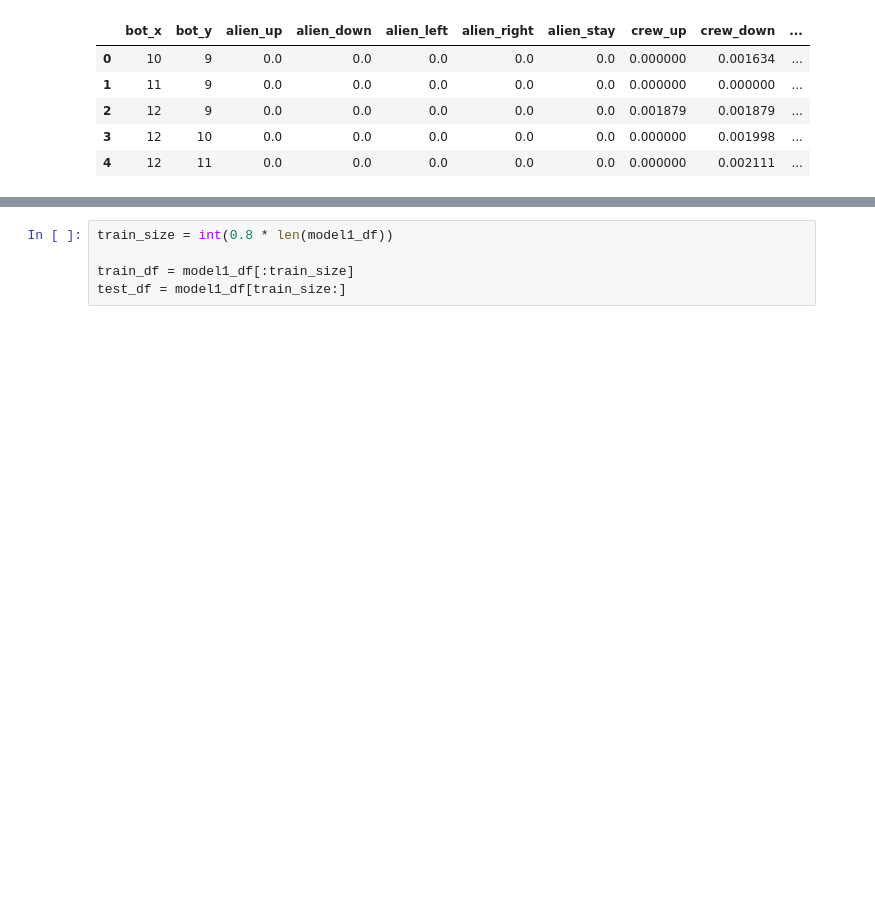
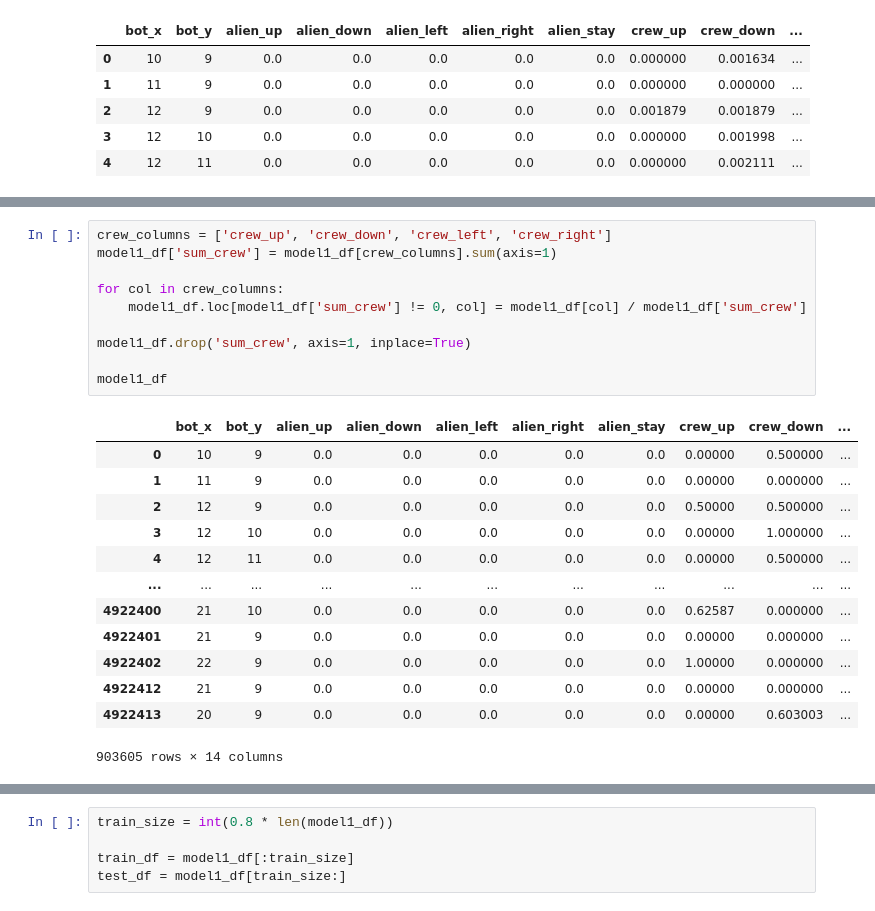
Before and after one commit to RishikSarkar/project-3-cs520, a Jupyter notebook: Model1.ipynb, the cells around one changed output, grey strips where cells are left out. Saved outputs shown, nothing was run; the diff lists cells and outputs as text; blank space fills up the shorter version.

```diff
--- a/Model1.ipynb
+++ b/Model1.ipynb
@@ -480,0 +501,24 @@ model1_df.head()
+# %%
+crew_columns = ['crew_up', 'crew_down', 'crew_left', 'crew_right']
+model1_df['sum_crew'] = model1_df[crew_columns].sum(axis=1)
+
+for col in crew_columns:
+    model1_df.loc[model1_df['sum_crew'] != 0, col] = model1_df[col] / model1_df['sum_crew']
+
+model1_df.drop('sum_crew', axis=1, inplace=True)
+
+model1_df
+# %% [output]
+|  | bot_x | bot_y | alien_up | alien_down | alien_left | alien_right | alien_stay | crew_up | crew_down | ... |
+| 0 | 10 | 9 | 0.0 | 0.0 | 0.0 | 0.0 | 0.0 | 0.00000 | 0.500000 | ... |
+| 1 | 11 | 9 | 0.0 | 0.0 | 0.0 | 0.0 | 0.0 | 0.00000 | 0.000000 | ... |
+| 2 | 12 | 9 | 0.0 | 0.0 | 0.0 | 0.0 | 0.0 | 0.50000 | 0.500000 | ... |
+| 3 | 12 | 10 | 0.0 | 0.0 | 0.0 | 0.0 | 0.0 | 0.00000 | 1.000000 | ... |
+| 4 | 12 | 11 | 0.0 | 0.0 | 0.0 | 0.0 | 0.0 | 0.00000 | 0.500000 | ... |
+| ... | ... | ... | ... | ... | ... | ... | ... | ... | ... | ... |
+| 4922400 | 21 | 10 | 0.0 | 0.0 | 0.0 | 0.0 | 0.0 | 0.62587 | 0.000000 | ... |
+| 4922401 | 21 | 9 | 0.0 | 0.0 | 0.0 | 0.0 | 0.0 | 0.00000 | 0.000000 | ... |
+| 4922402 | 22 | 9 | 0.0 | 0.0 | 0.0 | 0.0 | 0.0 | 1.00000 | 0.000000 | ... |
+| 4922412 | 21 | 9 | 0.0 | 0.0 | 0.0 | 0.0 | 0.0 | 0.00000 | 0.000000 | ... |
+| 4922413 | 20 | 9 | 0.0 | 0.0 | 0.0 | 0.0 | 0.0 | 0.00000 | 0.603003 | ... |
+903605 rows × 14 columns
```
Also changed, not shown: parts of 44 cells of this notebook, 30 other files.
